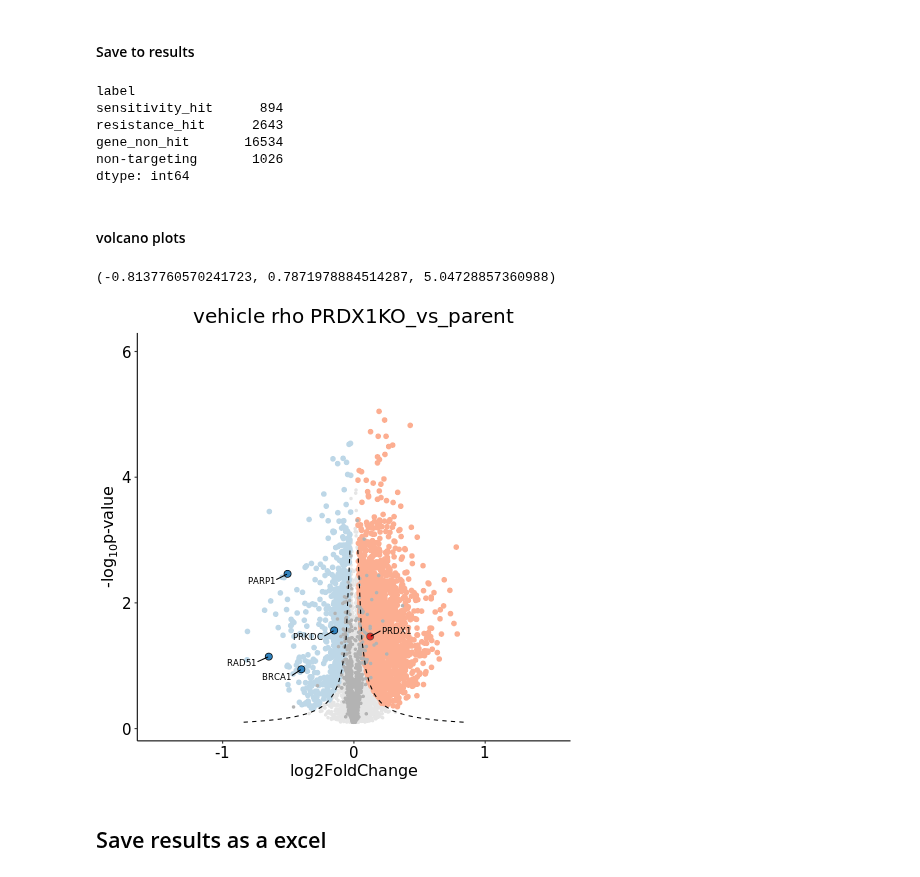
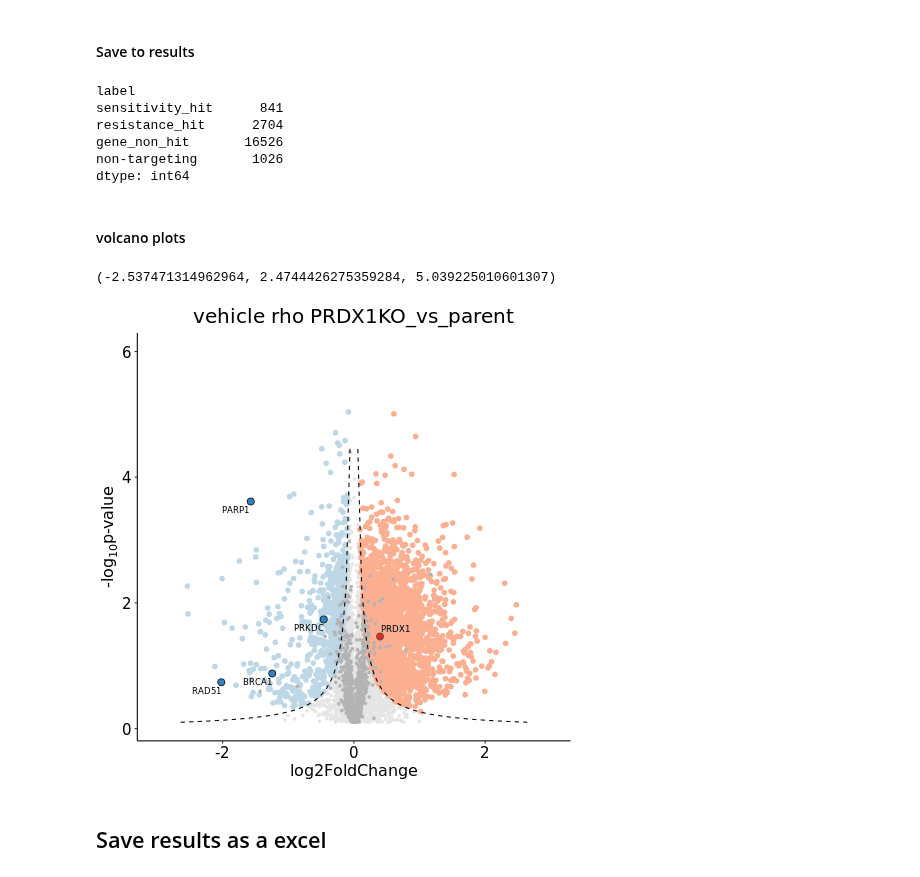
Before and after one commit to abearab/DDRi-screens, a Jupyter notebook: CRISPRi-PRDX1-screens/2_phenotype_scores_using_empirical_test.ipynb, the cells around one changed output. Cells and saved outputs as stored; diff of their text form; code cells hidden in the pictures.

```diff
--- a/CRISPRi-PRDX1-screens/2_phenotype_scores_using_empirical_test.ipynb
+++ b/CRISPRi-PRDX1-screens/2_phenotype_scores_using_empirical_test.ipynb
@@ -80,7 +80,0 @@ https://github.com/connorferster/handcalcs
-# %%
-def run_deseq2_norm(adata):
-    norm_counts, size_factors = preprocessing.deseq2_norm(adata.X)
-
-    adata.obs['size_factors'] = size_factors
-    adata.layers['deseq'] = norm_counts
-    adata.layers['log2_deseq'] = np.log2(norm_counts + 1)
@@ -223,32 +185,6 @@ runPhenoScore(
 )
 # %% [markdown]
 #### Save to results
-# %%
-def ann_score_df(df_in, up_hit='resistance_hit', down_hit='sensitivity_hit', threshold=10):
-    df = df_in.copy()
-
-    df.columns = ['gene', 'score', 'pvalue']
-    df['score'] = df['score'].astype(float)
-    df['pvalue'] = df['pvalue'].astype(float)
-
-    pseudo_sd = df[df['gene']=='non-targeting']['score'].tolist()
-    pseudo_sd = np.std(pseudo_sd)
-    # print (pseudo_sd)
-
-    df['label'] = '.'
-
-    df.loc[(df['score']>0) & (df['gene']!='non-targeting') & (df['score']/pseudo_sd * -np.log10(df['pvalue'])>=threshold), 'label'] = up_hit
-
-    df.loc[(df['score']<0) & (df['gene']!='non-targeting') & (df['score']/pseudo_sd * -np.log10(df['pvalue'])<=-threshold), 'label'] = down_hit
-
-    df.loc[df['gene']=='non-targeting', 'label'] = 'non-targeting'
-
-    df.loc[df['label']=='.', 'label'] = 'gene_non_hit'
-
-    # reorder factors
-    df['label'] = pd.Categorical(df['label'], categories=[down_hit, up_hit, 'gene_non_hit', 'non-targeting'])
-
-    return df
 # %%
 results[screen_name] = ann_score_df(
     adata_parent.var[['target',f'condition_{cond2}_vs_{cond1}_delta',f'condition_{cond2}_vs_{cond1}_pvalue']], threshold=THRESHOLD
@@ -677,9 +598,9 @@ results[screen_name] = ann_score_df(
 results[screen_name].groupby('label').size()
 # %% [output]
 label
-sensitivity_hit      894
-resistance_hit      2643
-gene_non_hit       16534
+sensitivity_hit      841
+resistance_hit      2704
+gene_non_hit       16526
 non-targeting       1026
 dtype: int64
 # %% [markdown]
@@ -689,33 +610,33 @@ df = results[screen_name].reset_index().copy()
 # %%
 df.score.min(),df.score.max(), -np.log10(df.pvalue.min())
 # %% [output]
-(-0.8137760570241723, 0.7871978884514287, 5.04728857360988)
+(-2.537471314962964, 2.4744426275359284, 5.039225010601307)
 # %%
 %%R -i df,screen_name,THRESHOLD
 
-plot_volcano(df, xlim_l=-1.5,xlim_r=1.5, ylim=6,threshold=THRESHOLD) %>%
+plot_volcano(df, xlim_l=-3,xlim_r=3, ylim=6,threshold=THRESHOLD) %>%
     label_resistance_hit(df %>% filter(gene %in% c(
         "PRDX1"
     ))) -> p
 
 p %>% label_sensitivity_hit(df %>% filter(gene %in% c(
         "PRKDC",
         "RAD51",
         "PARP1",
         "BRCA1"
     ))) +
     ggtitle(screen_name) +
     theme(axis.text.x = element_text(size = 15, color = 'black'),
           axis.text.y = element_text(size = 15, color = 'black'),
           axis.title.x = element_text(size = 16),
           axis.title.y = element_text(size = 16),
           legend.title = element_blank(),
           plot.title = element_text(size = 20,hjust = 0.5),
           legend.text = element_text(size = rel(1.5), color = 'black'),
           legend.position = 'right'
          )
 # %% [output]
-[figure, old version]
+[figure, new version]
 # %% [markdown]
 ## Save results as a excel
 # %%
```
Also changed, not shown: parts of 39 cells of this notebook.
